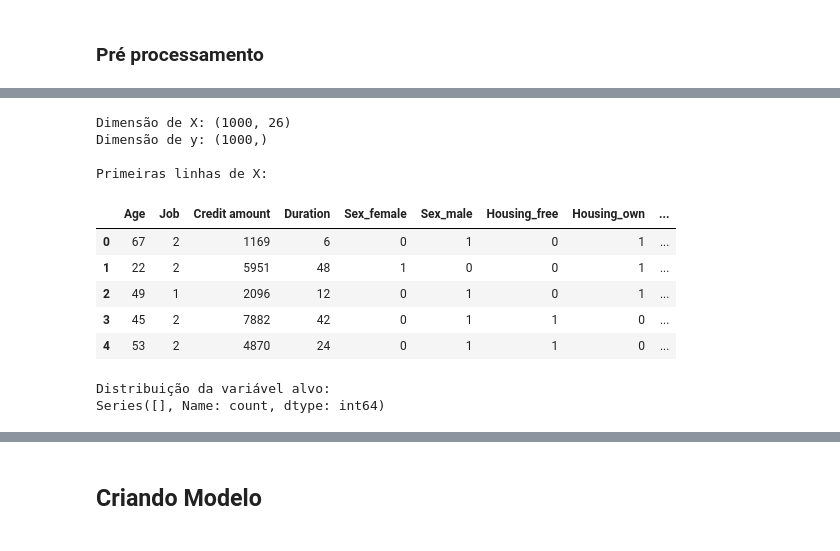
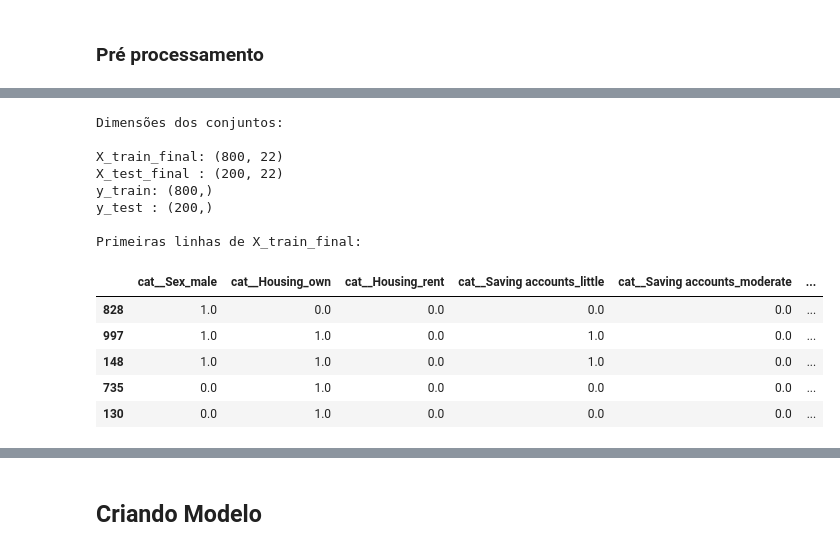
Before and after one commit to VincTorres/Credit_Risk, a Jupyter notebook: notebooks/02_Modelagem.ipynb, the cells around one changed output, grey strips where cells are left out. Drawn from its saved outputs; the diff is of its cells as text; code cells hidden in the pictures.

```diff
--- a/notebooks/02_Modelagem.ipynb
+++ b/notebooks/02_Modelagem.ipynb
@@ -70,58 +57,56 @@ moderate               269
 rich                    63
 Name: count, dtype: int64
 # %%
-# 1. Separar X e y
+# 1. Separar X e y e converter a variável alvo
 X = df.drop('Risk', axis=1)
 y = df['Risk'].map({'good': 0, 'bad': 1})
 
-# 2.Split
-X_train, X_test, y_train, y_test = train_test_split(X, y, test_size=0.3, stratify=y, random_state=42)
+# 2. Divisão entre treino e teste
+X_train, X_test, y_train, y_test = train_test_split(
+    X,
+    y,
+    test_size=0.20,
+    stratify=y,
+    random_state=42
+)
 
+# Tratamento das variáveis categóricas com OneHotEncoder
 colunas_categoricas = X_train.select_dtypes(include=['object']).columns.tolist()
 
-# 4. One Hot Encoding
 preprocessor = ColumnTransformer(
     transformers=[
         ('cat', OneHotEncoder(drop='first', sparse_output=False, handle_unknown='ignore'), colunas_categoricas)
     ],
     remainder='passthrough'
 )
 
+
 nomes_das_colunas = preprocessor.fit(X_train).get_feature_names_out()
 
 X_train_final = pd.DataFrame(preprocessor.transform(X_train), columns=nomes_das_colunas, index=X_train.index)
 X_test_final = pd.DataFrame(preprocessor.transform(X_test), columns=nomes_das_colunas, index=X_test.index)
+
+# Exibindo os resultados e dimensões finais
+print("Dimensões dos conjuntos:\n")
+print(f"X_train_final: {X_train_final.shape}")
+print(f"X_test_final : {X_test_final.shape}")
+print(f"y_train: {y_train.shape}")
+print(f"y_test : {y_test.shape}")
+
+print("\nPrimeiras linhas de X_train_final:")
+display(X_train_final.head())
+# %% [output]
+Dimensões dos conjuntos:
+
+X_train_final: (800, 22)
+X_test_final : (200, 22)
+y_train: (800,)
+y_test : (200,)
+
+Primeiras linhas de X_train_final:
+|  | cat__Sex_male | cat__Housing_own | cat__Housing_rent | cat__Saving accounts_little | cat__Saving accounts_moderate | ... |
+| 828 | 1.0 | 0.0 | 0.0 | 0.0 | 0.0 | ... |
+| 997 | 1.0 | 1.0 | 0.0 | 1.0 | 0.0 | ... |
+| 148 | 1.0 | 1.0 | 0.0 | 1.0 | 0.0 | ... |
+| 735 | 0.0 | 1.0 | 0.0 | 0.0 | 0.0 | ... |
+| 130 | 0.0 | 1.0 | 0.0 | 0.0 | 0.0 | ... |
-# %%
-y = y.map({
-    "good": 0,
-    "bad": 1
-})
-# One-Hot Encoding
-
-X = pd.get_dummies(
-    X,
-    drop_first=False,
-    dtype=int
-)
-
-print(f"Dimensão de X: {X.shape}")
-print(f"Dimensão de y: {y.shape}")
-
-print("\nPrimeiras linhas de X:")
-display(X.head())
-
-print("\nDistribuição da variável alvo:")
-print(y.value_counts())
-# %% [output]
-Dimensão de X: (1000, 26)
-Dimensão de y: (1000,)
-
-Primeiras linhas de X:
-|  | Age | Job | Credit amount | Duration | Sex_female | Sex_male | Housing_free | Housing_own | ... |
-| 0 | 67 | 2 | 1169 | 6 | 0 | 1 | 0 | 1 | ... |
-| 1 | 22 | 2 | 5951 | 48 | 1 | 0 | 0 | 1 | ... |
-| 2 | 49 | 1 | 2096 | 12 | 0 | 1 | 0 | 1 | ... |
-| 3 | 45 | 2 | 7882 | 42 | 0 | 1 | 1 | 0 | ... |
-| 4 | 53 | 2 | 4870 | 24 | 0 | 1 | 1 | 0 | ... |
-Distribuição da variável alvo:
-Series([], Name: count, dtype: int64)
```
Also changed, not shown: parts of 15 cells of this notebook, 6 other files.
